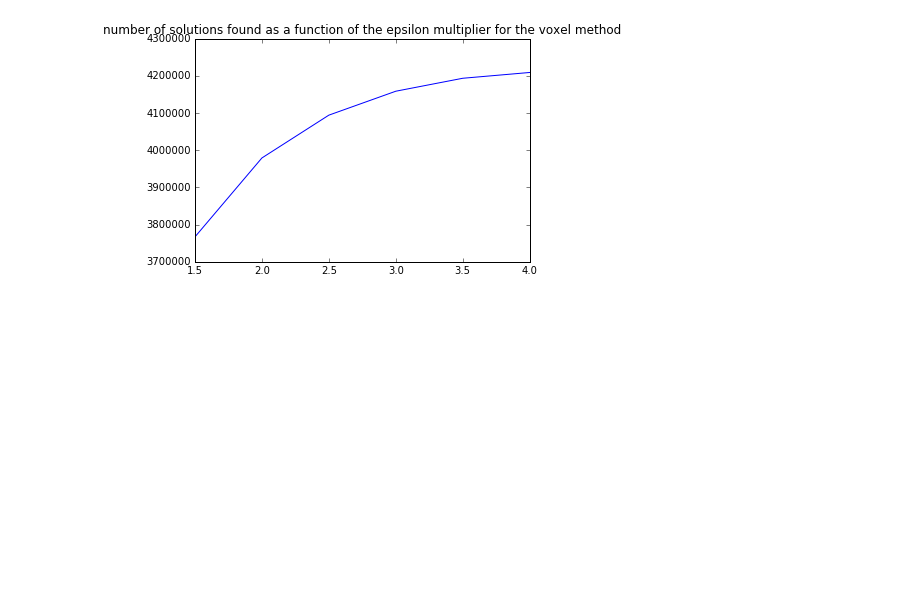
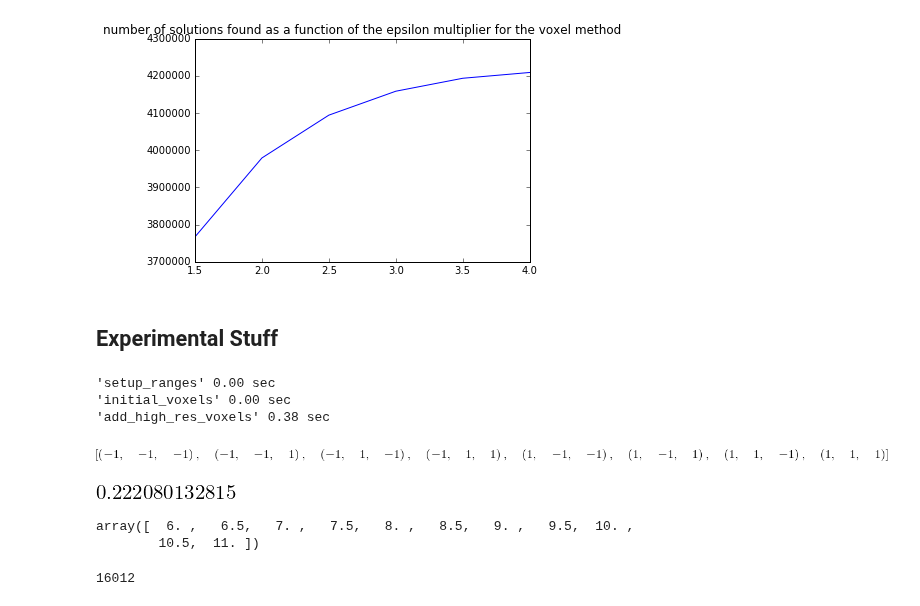
Before and after one commit to tabakg/potapov_interpolation, a Jupyter notebook: Dispersion_relation_chi_2_lists_approach.ipynb, the cells around one changed output. Cells and saved outputs as stored; diff of their text form; code cells hidden in the pictures; blank space fills up the shorter version.

```diff
--- a/Dispersion_relation_chi_2_lists_approach.ipynb
+++ b/Dispersion_relation_chi_2_lists_approach.ipynb
@@ -406,3 +406,5 @@ plt.plot(eps_factors, [num_found[eps] for eps in eps_factors] )
 # %% [output]
 [<matplotlib.lines.Line2D at 0x...>]
 [figure]
+# %% [markdown]
+## Experimental Stuff
@@ -408,0 +416,15 @@ plt.plot(eps_factors, [num_found[eps] for eps in eps_factors] )
+# %%
+ranges = setup_ranges(max_i,base)
+solution_containing_voxels = initial_voxels(max_i,base,starting_i,eps)
+add_high_res_voxels(max_i,base,starting_i,eps,solution_containing_voxels)
+# %% [output]
+'setup_ranges' 0.00 sec
+'initial_voxels' 0.00 sec
+'add_high_res_voxels' 0.38 sec
+# %%
+import itertools
+list_of_pm_arr = list(itertools.product([-1, 1], repeat=3))
+# %%
+list_of_pm_arr
+# %% [output]
+[figure, added]
@@ -408,0 +433,13 @@ plt.plot(eps_factors, [num_found[eps] for eps in eps_factors] )
+# %%
+random.random()
+# %% [output]
+[figure, added]
+# %%
+ranges[0]
+# %% [output]
+array([  6. ,   6.5,   7. ,   7.5,   8. ,   8.5,   9. ,   9.5,  10. ,
+        10.5,  11. ])
+# %%
+print len(solution_containing_voxels[2].keys())
+# %% [output]
+16012
```
Also changed, not shown: parts of 11 cells of this notebook, 1 other file.
